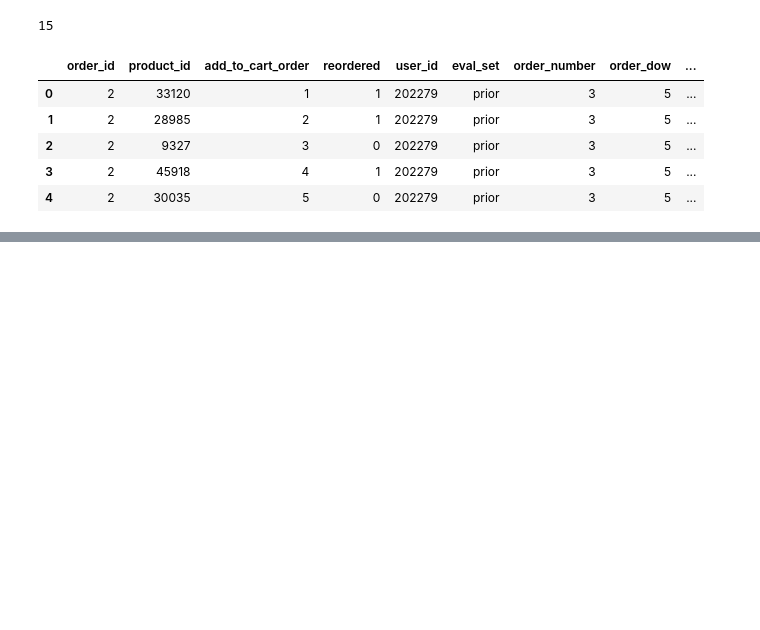
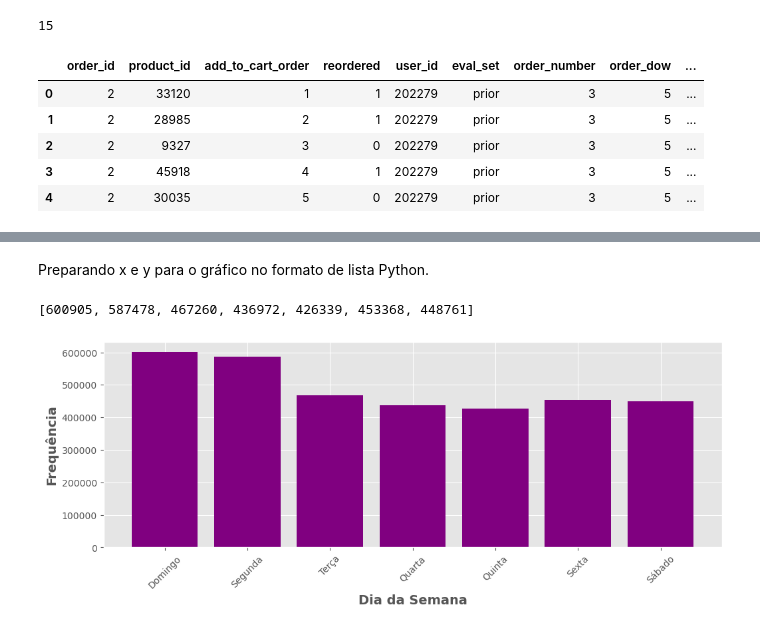
Before and after one commit to leojutsu/analise_de_dados, a Jupyter notebook: Projeto6.ipynb, the cells around one changed output, grey strips where cells are left out. Saved outputs shown, nothing was run; the diff lists cells and outputs as text; code cells hidden in the pictures; blank space fills up the shorter version.

```diff
--- a/Projeto6.ipynb
+++ b/Projeto6.ipynb
@@ -255,0 +396,21 @@ dtype: float64
+# %% [markdown]
+Preparando x e y para o gráfico no formato de lista Python.
+# %%
+# Índice para os dias da semana
+x = [0, 1, 2, 3, 4, 5, 6]
+# %%
+# Frequência de pedidos pelo índice (dia da semana)
+y = dados_pedidos['order_dow'].value_counts().sort_index().tolist()
+y
+# %% [output]
+[600905, 587478, 467260, 436972, 426339, 453368, 448761]
+# %%
+#Plot
+plt.figure(figsize=(12,4))
+plt.bar(x, y, color = 'purple')
+plt.xlabel('Dia da Semana', fontsize=14, fontweight='bold')
+plt.ylabel('Frequência', fontsize=14, fontweight='bold')
+plt.xticks(x, ['Domingo', 'Segunda', 'Terça', 'Quarta', 'Quinta', 'Sexta', 'Sábado'], rotation = 45)
+plt.show()
+# %% [output]
+[figure, added]
```
Also changed, not shown: parts of 24 cells of this notebook.
